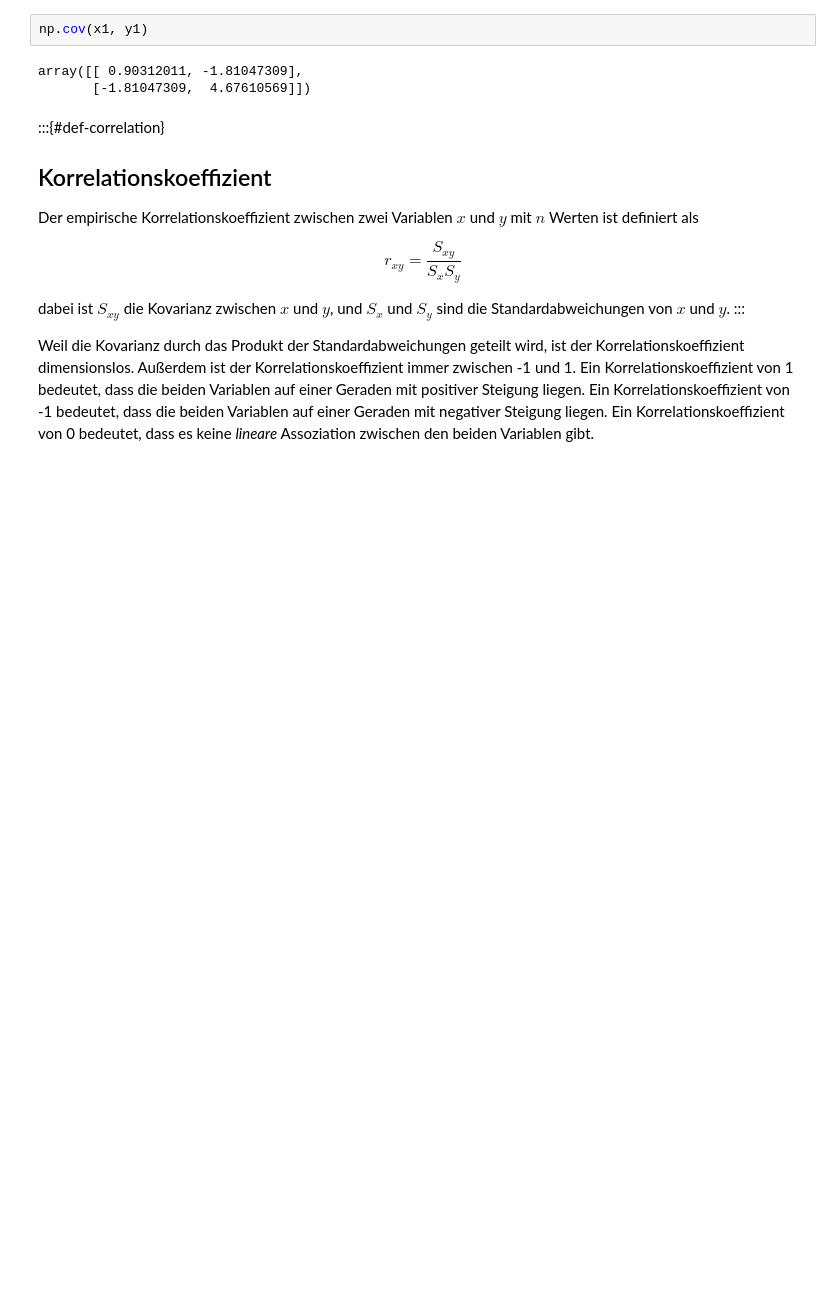
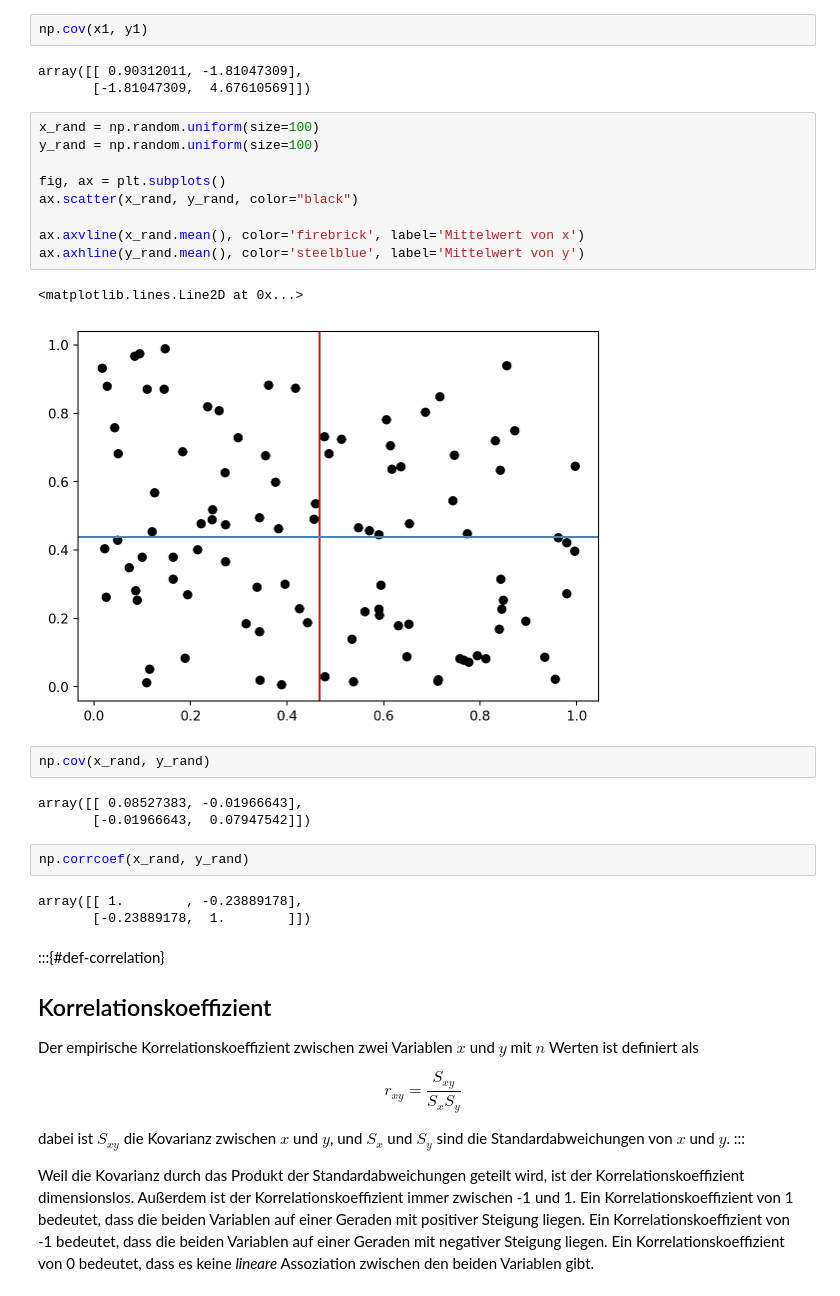
Before and after one commit to febse/econ2024-de, a Jupyter notebook: 03-KQ-Methode.ipynb, the cells around one changed output. Cells and saved outputs as stored; diff of their text form; blank space fills up the shorter version.

```diff
--- a/03-KQ-Methode.ipynb
+++ b/03-KQ-Methode.ipynb
@@ -478,6 +519,28 @@ np.cov(x1, y1)
 # %% [output]
 array([[ 0.90312011, -1.81047309],
        [-1.81047309,  4.67610569]])
+# %%
+x_rand = np.random.uniform(size=100)
+y_rand = np.random.uniform(size=100)
+
+fig, ax = plt.subplots()
+ax.scatter(x_rand, y_rand, color="black")
+
+ax.axvline(x_rand.mean(), color='firebrick', label='Mittelwert von x')
+ax.axhline(y_rand.mean(), color='steelblue', label='Mittelwert von y')
+# %% [output]
+<matplotlib.lines.Line2D at 0x...>
+[figure, added]
+# %%
+np.cov(x_rand, y_rand)
+# %% [output]
+array([[ 0.08527383, -0.01966643],
+       [-0.01966643,  0.07947542]])
+# %%
+np.corrcoef(x_rand, y_rand)
+# %% [output]
+array([[ 1.        , -0.23889178],
+       [-0.23889178,  1.        ]])
 # %% [markdown]
 
 :::{#def-correlation}
```
Also changed, not shown: parts of 21 cells of this notebook, 2 other files.
